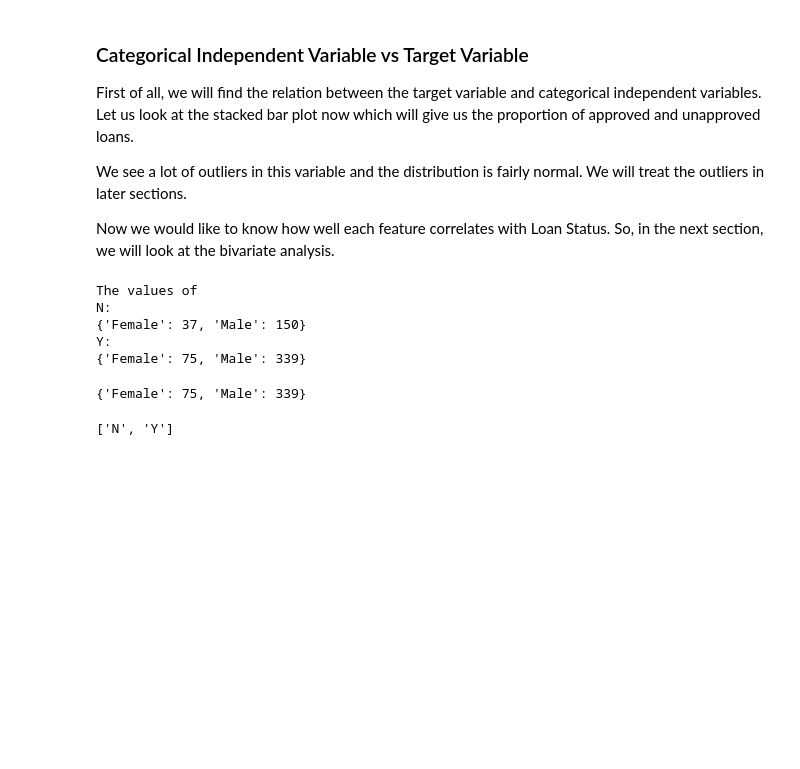
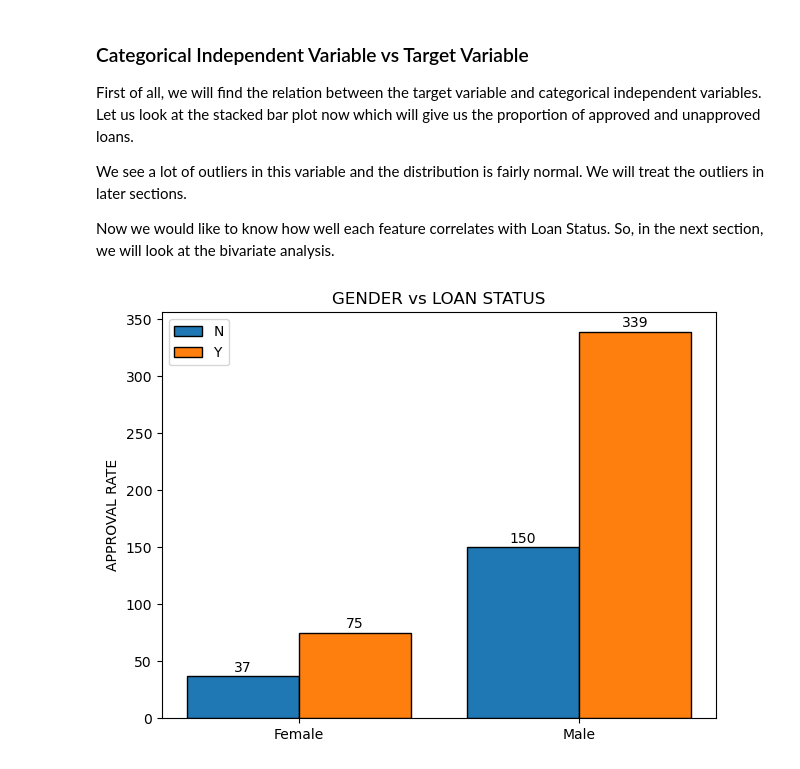
Before and after one commit to AlbertoGhub/MACHINE-LEARNING-AND-DATA-SCIENCE-PROJECTS, a Jupyter notebook: CLASSIFICATION/LOAN_PREDICTION/Loan_Prediction_Problem.ipynb, the cells around one changed output. Cells and saved outputs as stored; diff of their text form; code cells hidden in the pictures; blank space fills up the shorter version.

```diff
--- a/CLASSIFICATION/LOAN_PREDICTION/Loan_Prediction_Problem.ipynb
+++ b/CLASSIFICATION/LOAN_PREDICTION/Loan_Prediction_Problem.ipynb
@@ -330,24 +366,4 @@ def_groupped_bar(data):
-# %%
-# Since we are grpahing, then, we need the names of the x-axis, and the values for both genders
-row_names = list(gender.index) # Names
-
-# To take the values for the bars
-n_col = dict(gender["N"])
-y_col = dict(gender["Y"])
-
-print(f"The values of\nN:\n{n_col}\nY:\n{y_col}")
-# %% [output]
-The values of
-N:
-{'Female': 37, 'Male': 150}
-Y:
-{'Female': 75, 'Male': 339}
-# %%
-female_bar = []
-female_bar
-# %% [output]
-{'Female': 75, 'Male': 339}
-# %%
-list(gender.columns)
-# %% [output]
-['N', 'Y']
+# %%
+groupped_bar(gender, "GENDER")
+# %% [output]
+[figure, added]
```
Also changed, not shown: parts of 8 cells of this notebook, 1 other file.
